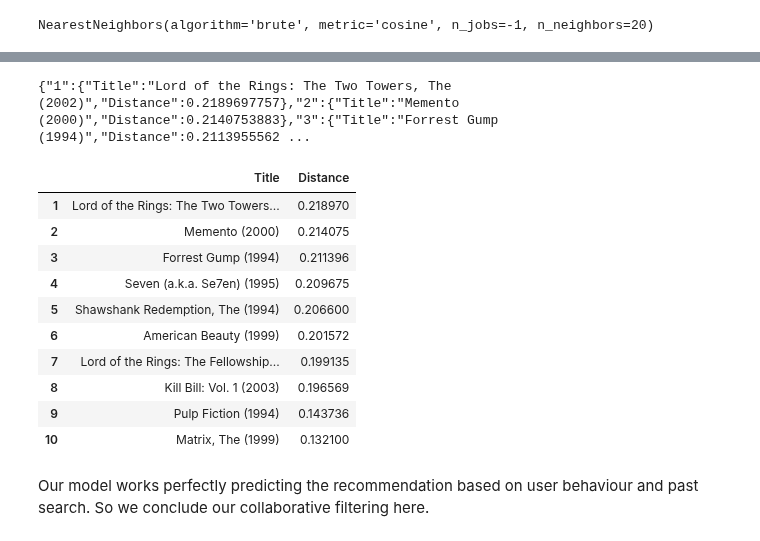
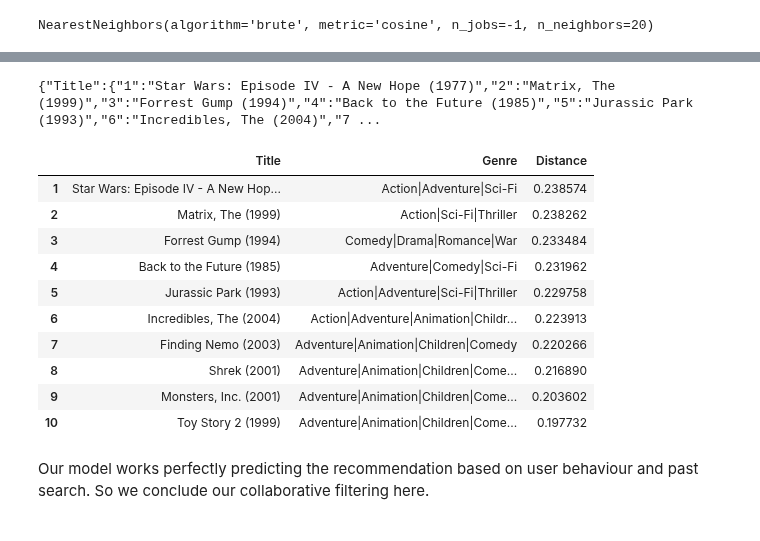
Before and after one commit to Aarekaz/mymovielist, a Jupyter notebook: backend/notebooks/item-based_collaborative_filtering_model.ipynb, the cells around one changed output, grey strips where cells are left out. Drawn from its saved outputs; the diff is of its cells as text; code cells hidden in the pictures.

```diff
--- a/backend/notebooks/item-based_collaborative_filtering_model.ipynb
+++ b/backend/notebooks/item-based_collaborative_filtering_model.ipynb
@@ -213,18 +198,18 @@ get_movie_recommendation('Memento')
-# %%
-get_movie_recommendation('Fight Club')
-# %% [output]
-{"1":{"Title":"Lord of the Rings: The Two Towers, The (2002)","Distance":0.2189697757},"2":{"Title":"Memento (2000)","Distance":0.2140753883},"3":{"Title":"Forrest Gump (1994)","Distance":0.2113955562 ...
-|  | Title | Distance |
-| 1 | Lord of the Rings: The Two Towers... | 0.218970 |
-| 2 | Memento (2000) | 0.214075 |
-| 3 | Forrest Gump (1994) | 0.211396 |
-| 4 | Seven (a.k.a. Se7en) (1995) | 0.209675 |
-| 5 | Shawshank Redemption, The (1994) | 0.206600 |
-| 6 | American Beauty (1999) | 0.201572 |
-| 7 | Lord of the Rings: The Fellowship... | 0.199135 |
-| 8 | Kill Bill: Vol. 1 (2003) | 0.196569 |
-| 9 | Pulp Fiction (1994) | 0.143736 |
-| 10 | Matrix, The (1999) | 0.132100 |
+# %%
+get_movie_recommendation('Toy Story')
+# %% [output]
+{"Title":{"1":"Star Wars: Episode IV - A New Hope (1977)","2":"Matrix, The (1999)","3":"Forrest Gump (1994)","4":"Back to the Future (1985)","5":"Jurassic Park (1993)","6":"Incredibles, The (2004)","7 ...
+|  | Title | Genre | Distance |
+| 1 | Star Wars: Episode IV - A New Hop... | Action|Adventure|Sci-Fi | 0.238574 |
+| 2 | Matrix, The (1999) | Action|Sci-Fi|Thriller | 0.238262 |
+| 3 | Forrest Gump (1994) | Comedy|Drama|Romance|War | 0.233484 |
+| 4 | Back to the Future (1985) | Adventure|Comedy|Sci-Fi | 0.231962 |
+| 5 | Jurassic Park (1993) | Action|Adventure|Sci-Fi|Thriller | 0.229758 |
+| 6 | Incredibles, The (2004) | Action|Adventure|Animation|Childr... | 0.223913 |
+| 7 | Finding Nemo (2003) | Adventure|Animation|Children|Comedy | 0.220266 |
+| 8 | Shrek (2001) | Adventure|Animation|Children|Come... | 0.216890 |
+| 9 | Monsters, Inc. (2001) | Adventure|Animation|Children|Come... | 0.203602 |
+| 10 | Toy Story 2 (1999) | Adventure|Animation|Children|Come... | 0.197732 |
 # %% [markdown]
 Our model works perfectly predicting the recommendation based on user behaviour and past search. So we conclude our
 collaborative filtering here.
```
Also changed, not shown: parts of 3 cells of this notebook.
